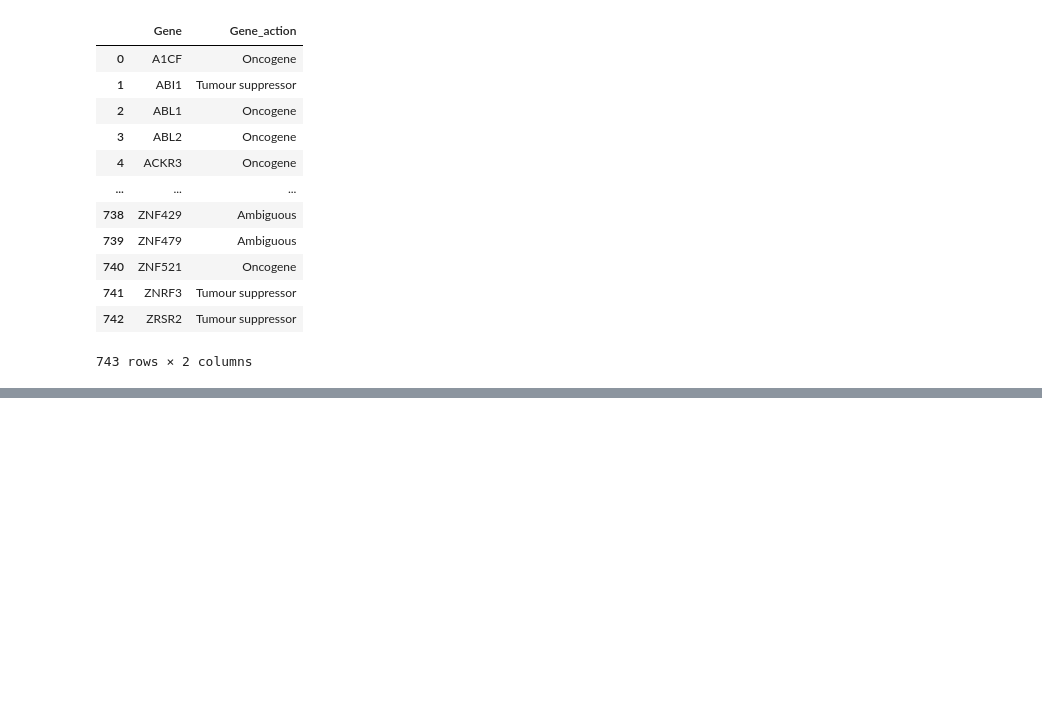
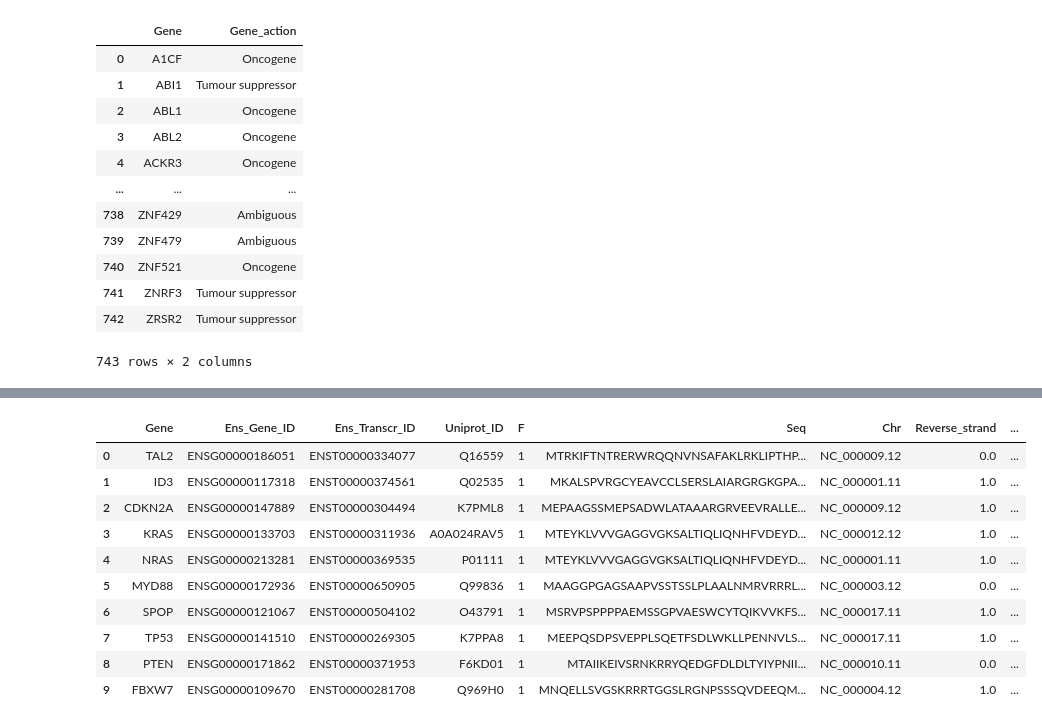
Before and after one commit to bbglab/oncodrive3d_paper, a Jupyter notebook: review_01/alt_pcmap_analysis/spherical_gaussian.ipynb, the cells around one changed output, grey strips where cells are left out. Saved outputs shown, nothing was run; the diff lists cells and outputs as text; code cells hidden in the pictures; blank space fills up the shorter version.

```diff
--- a/review_01/alt_pcmap_analysis/spherical_gaussian.ipynb
+++ b/review_01/alt_pcmap_analysis/spherical_gaussian.ipynb
@@ -407,6 +407,26 @@ for gene in genes:
     pcmaps[gene] = {}
     pcmaps[gene]["pCMAP"] = np.load(f'{data}/{gene}_pcmap.npy')
     pcmaps[gene]["Alt_pCMAP"] = np.load(f'{data}/{gene}_alt_pcmap.npy')
+# %%
+seq_df_genes = (seq_df[seq_df.Gene.isin(genes)].sort_values(
+        by='Seq',
+        key=lambda col: col.str.len(),
+        ascending=True
+    ).reset_index(drop=True)
+)
+seq_df_genes
+# %% [output]
+|  | Gene | Ens_Gene_ID | Ens_Transcr_ID | Uniprot_ID | F | Seq | Chr | Reverse_strand | ... |
+| 0 | TAL2 | ENSG00000186051 | ENST00000334077 | Q16559 | 1 | MTRKIFTNTRERWRQQNVNSAFAKLRKLIPTHP... | NC_000009.12 | 0.0 | ... |
+| 1 | ID3 | ENSG00000117318 | ENST00000374561 | Q02535 | 1 | MKALSPVRGCYEAVCCLSERSLAIARGRGKGPA... | NC_000001.11 | 1.0 | ... |
+| 2 | CDKN2A | ENSG00000147889 | ENST00000304494 | K7PML8 | 1 | MEPAAGSSMEPSADWLATAAARGRVEEVRALLE... | NC_000009.12 | 1.0 | ... |
+| 3 | KRAS | ENSG00000133703 | ENST00000311936 | A0A024RAV5 | 1 | MTEYKLVVVGAGGVGKSALTIQLIQNHFVDEYD... | NC_000012.12 | 1.0 | ... |
+| 4 | NRAS | ENSG00000213281 | ENST00000369535 | P01111 | 1 | MTEYKLVVVGAGGVGKSALTIQLIQNHFVDEYD... | NC_000001.11 | 1.0 | ... |
+| 5 | MYD88 | ENSG00000172936 | ENST00000650905 | Q99836 | 1 | MAAGGPGAGSAAPVSSTSSLPLAALNMRVRRRL... | NC_000003.12 | 0.0 | ... |
+| 6 | SPOP | ENSG00000121067 | ENST00000504102 | O43791 | 1 | MSRVPSPPPPAEMSSGPVAESWCYTQIKVVKFS... | NC_000017.11 | 1.0 | ... |
+| 7 | TP53 | ENSG00000141510 | ENST00000269305 | K7PPA8 | 1 | MEEPQSDPSVEPPLSQETFSDLWKLLPENNVLS... | NC_000017.11 | 1.0 | ... |
+| 8 | PTEN | ENSG00000171862 | ENST00000371953 | F6KD01 | 1 | MTAIIKEIVSRNKRRYQEDGFDLDLTYIYPNII... | NC_000010.11 | 0.0 | ... |
+| 9 | FBXW7 | ENSG00000109670 | ENST00000281708 | Q969H0 | 1 | MNQELLSVGSKRRRTGGSLRGNPSSSQVDEEQM... | NC_000004.12 | 1.0 | ... |
 # %%
 import numpy as np
 import matplotlib.pyplot as plt
```
Also changed, not shown: parts of 15 cells of this notebook, 29 other files.
